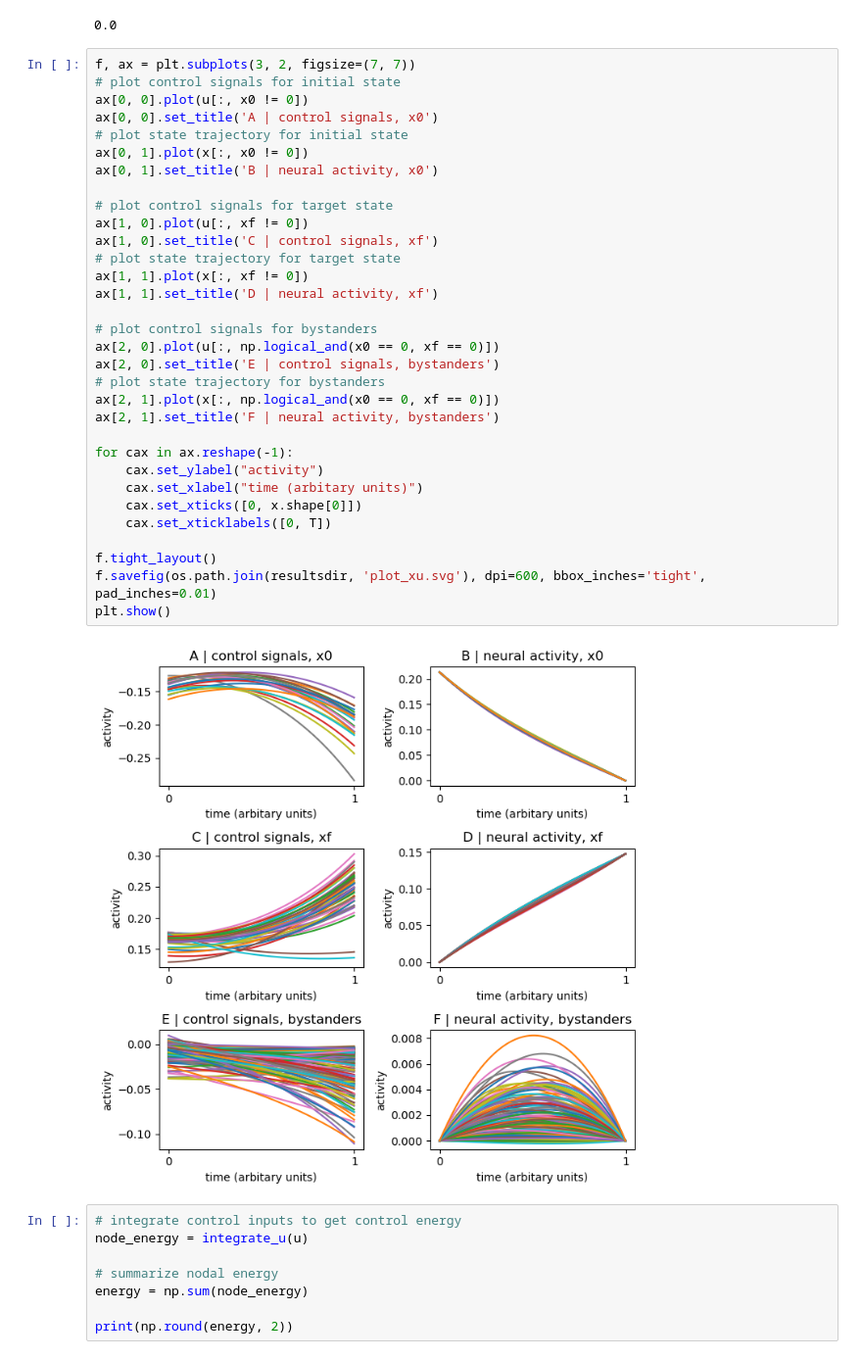
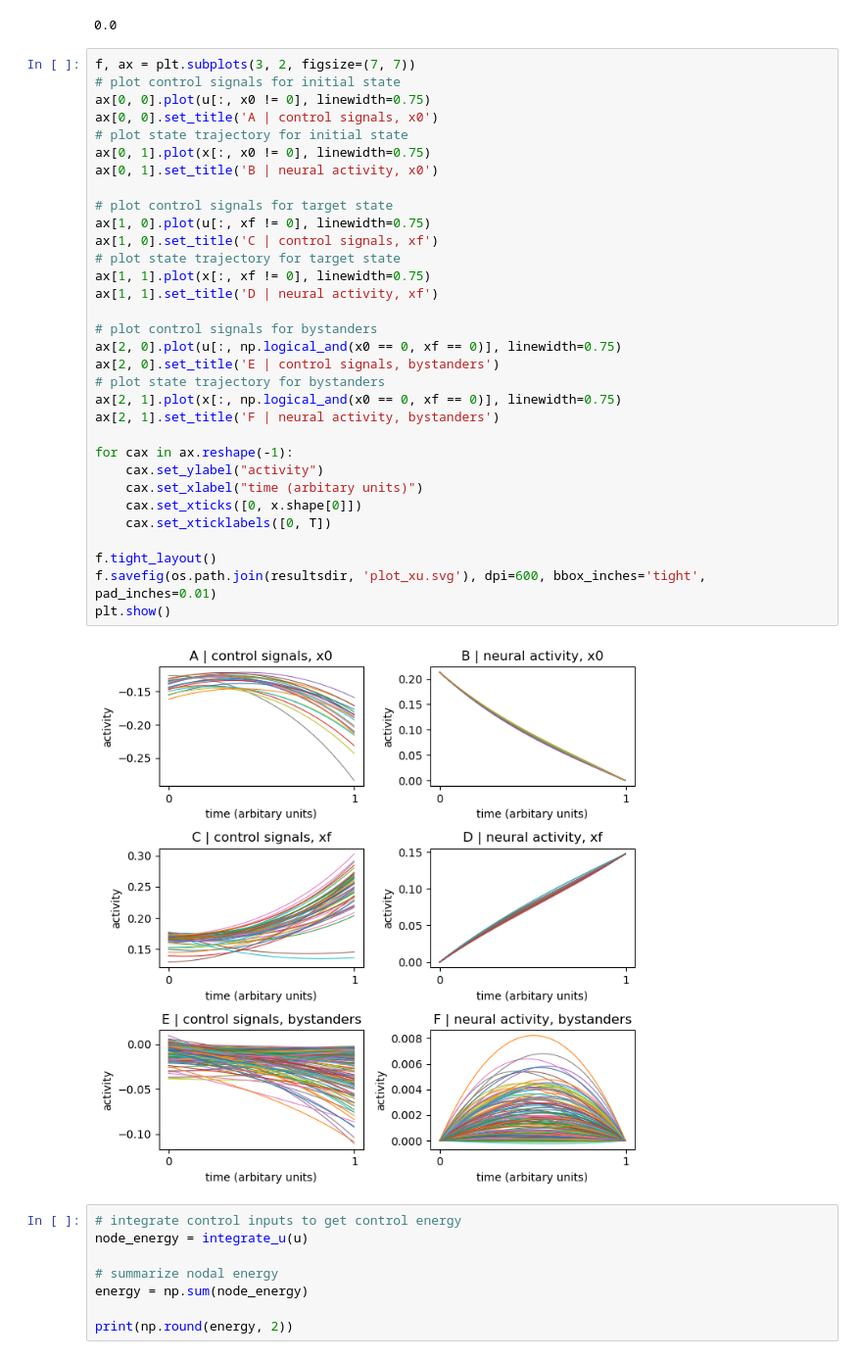
Before and after one commit to LindenParkesLab/nctpy, a Jupyter notebook: scripts/path_a_control_energy_binary.ipynb, the cells around one changed output. Shown at 98% size. Saved outputs shown, nothing was run; the diff lists cells and outputs as text.

Commit message:
adjusted line width of plot

```diff
--- a/scripts/path_a_control_energy_binary.ipynb
+++ b/scripts/path_a_control_energy_binary.ipynb
@@ -97,37 +97,37 @@ print(np.round(np.sum(np.square(x[-1, :] - xf)), 8))
 # %%
 f, ax = plt.subplots(3, 2, figsize=(7, 7))
 # plot control signals for initial state
-ax[0, 0].plot(u[:, x0 != 0])
+ax[0, 0].plot(u[:, x0 != 0], linewidth=0.75)
 ax[0, 0].set_title('A | control signals, x0')
 # plot state trajectory for initial state
-ax[0, 1].plot(x[:, x0 != 0])
+ax[0, 1].plot(x[:, x0 != 0], linewidth=0.75)
 ax[0, 1].set_title('B | neural activity, x0')
 
 # plot control signals for target state
-ax[1, 0].plot(u[:, xf != 0])
+ax[1, 0].plot(u[:, xf != 0], linewidth=0.75)
 ax[1, 0].set_title('C | control signals, xf')
 # plot state trajectory for target state
-ax[1, 1].plot(x[:, xf != 0])
+ax[1, 1].plot(x[:, xf != 0], linewidth=0.75)
 ax[1, 1].set_title('D | neural activity, xf')
 
 # plot control signals for bystanders
-ax[2, 0].plot(u[:, np.logical_and(x0 == 0, xf == 0)])
+ax[2, 0].plot(u[:, np.logical_and(x0 == 0, xf == 0)], linewidth=0.75)
 ax[2, 0].set_title('E | control signals, bystanders')
 # plot state trajectory for bystanders
-ax[2, 1].plot(x[:, np.logical_and(x0 == 0, xf == 0)])
+ax[2, 1].plot(x[:, np.logical_and(x0 == 0, xf == 0)], linewidth=0.75)
 ax[2, 1].set_title('F | neural activity, bystanders')
 
 for cax in ax.reshape(-1):
     cax.set_ylabel("activity")
     cax.set_xlabel("time (arbitary units)")
     cax.set_xticks([0, x.shape[0]])
     cax.set_xticklabels([0, T])
 
 f.tight_layout()
 f.savefig(os.path.join(resultsdir, 'plot_xu.svg'), dpi=600, bbox_inches='tight', pad_inches=0.01)
 plt.show()
 # %% [output]
-[figure, old version]
+[figure, new version]
 # %%
 # integrate control inputs to get control energy
 node_energy = integrate_u(u)
```
